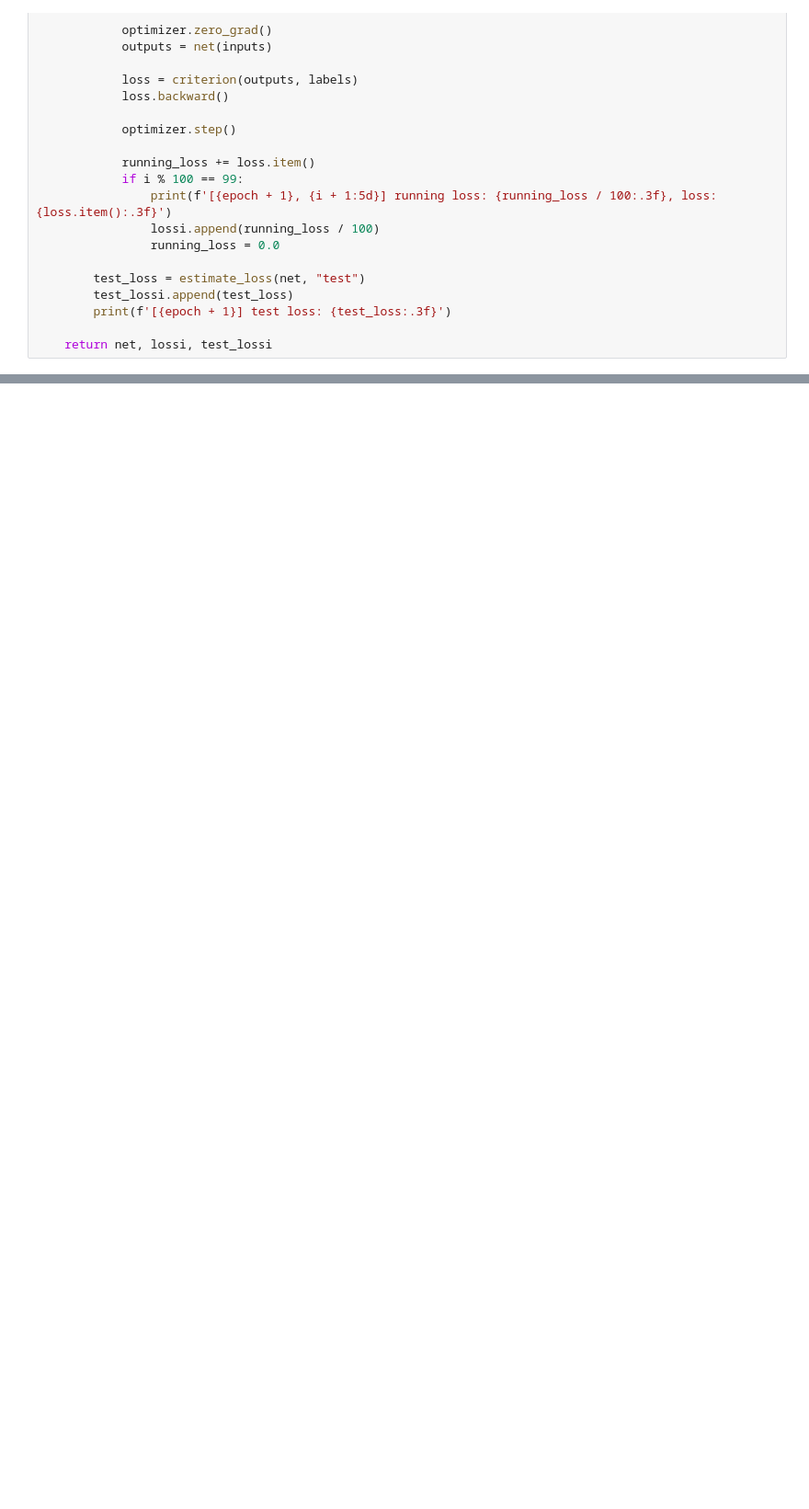
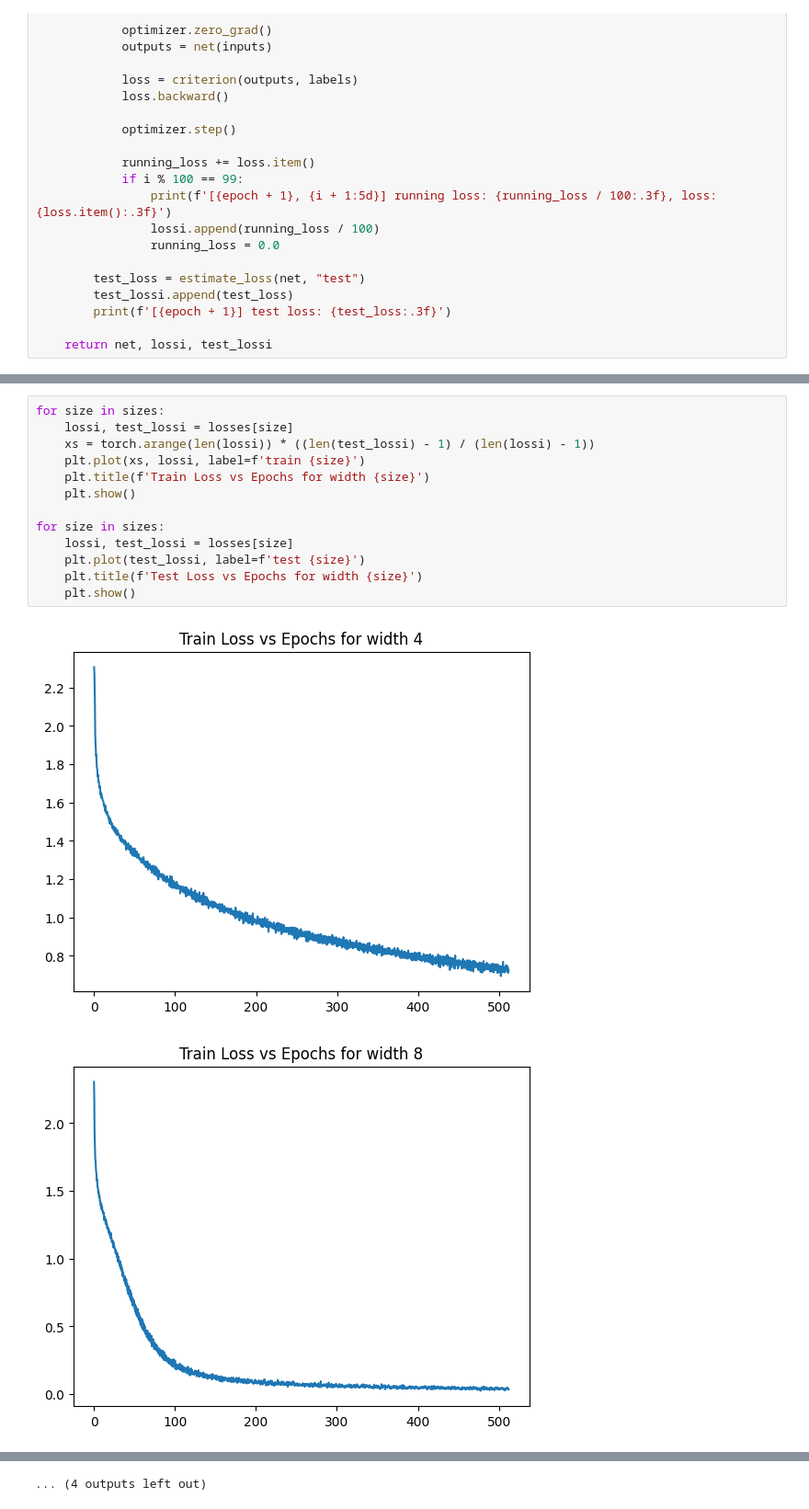
Before and after one commit to EvanChisholm1/double_descent, a Jupyter notebook: train.ipynb, the cells around one changed output, grey strips where cells are left out. Shown at 92% size. Saved outputs shown, nothing was run; the diff lists cells and outputs as text; blank space fills up the shorter version.

```diff
--- a/train.ipynb
+++ b/train.ipynb
@@ -215,0 +197,16 @@ plt.show()
+# %%
+for size in sizes:
+    lossi, test_lossi = losses[size]
+    xs = torch.arange(len(lossi)) * ((len(test_lossi) - 1) / (len(lossi) - 1))
+    plt.plot(xs, lossi, label=f'train {size}')
+    plt.title(f'Train Loss vs Epochs for width {size}')
+    plt.show()
+
+for size in sizes:
+    lossi, test_lossi = losses[size]
+    plt.plot(test_lossi, label=f'test {size}')
+    plt.title(f'Test Loss vs Epochs for width {size}')
+    plt.show()
+# %% [output]
+[figure, added]
+[figure, added]
@@ -216,3 +223,4 @@ plt.show()
+... (4 outputs left out)
 # %%
 last_test_losses = [losses[size][1][-1] for size in sizes]
 last_train_losses = [losses[size][0][-1] for size in sizes]
```
Also changed, not shown: parts of 10 cells of this notebook, 1 other file.
